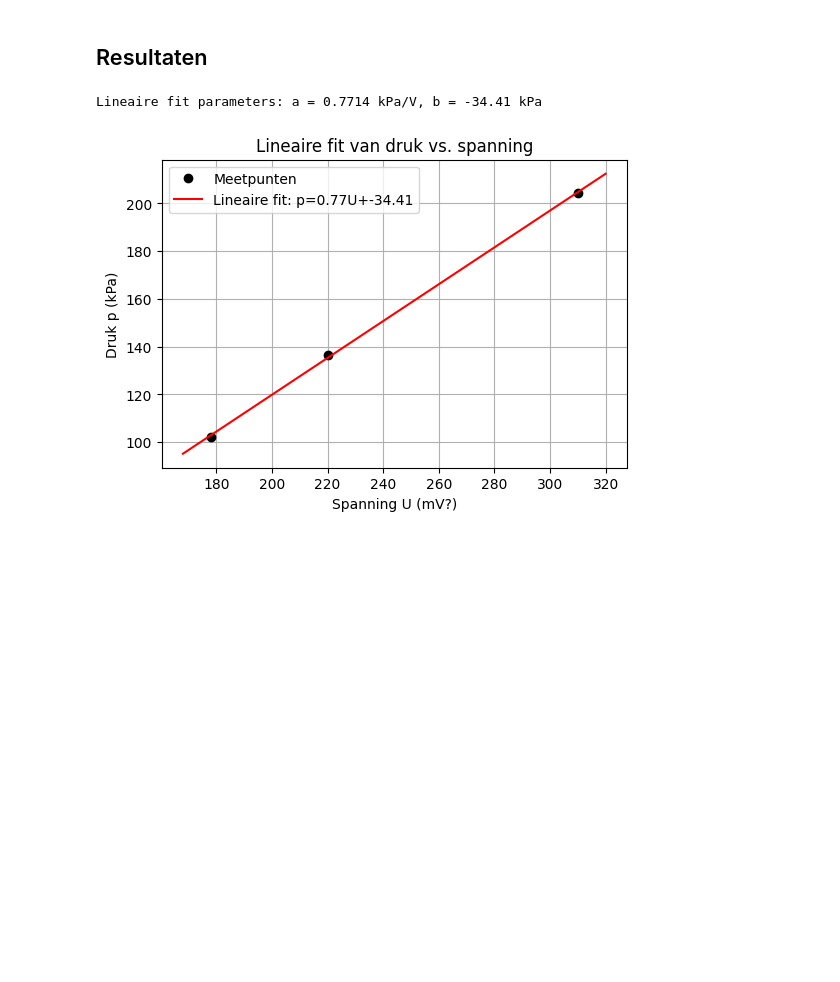
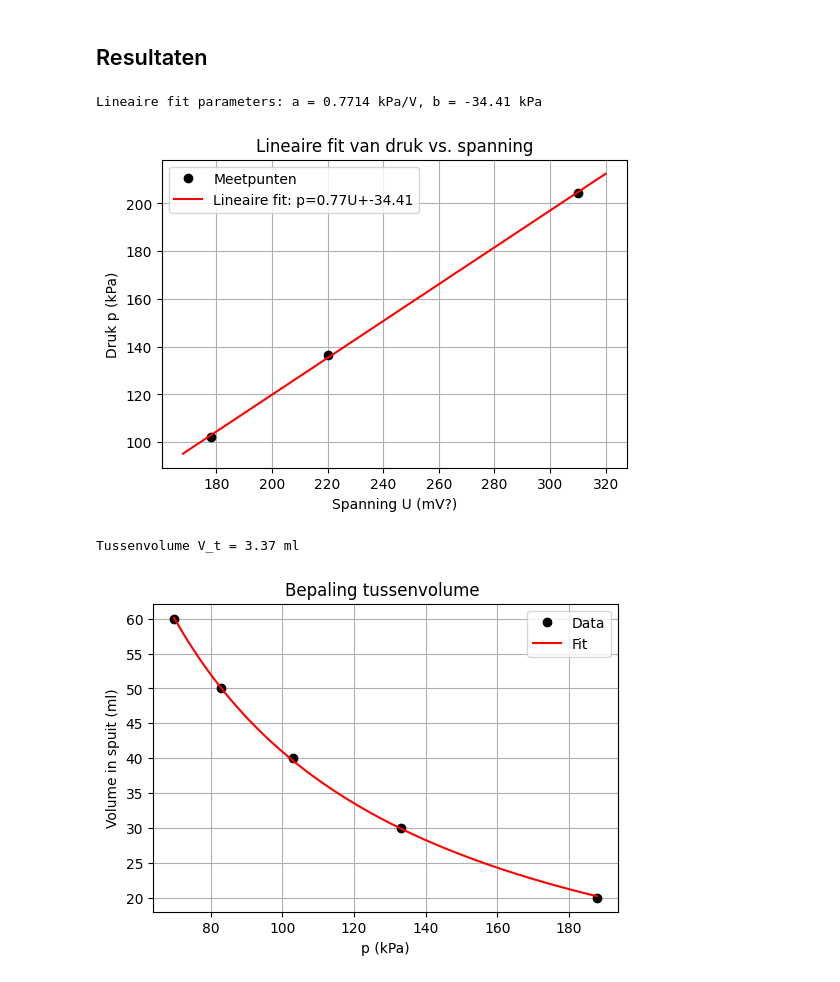
Before and after one commit to qsanson/Kwadraat, a Jupyter notebook: Content/Labs/druksensorijken.ipynb, the cells around one changed output. Drawn from its saved outputs; the diff is of its cells as text; code cells hidden in the pictures; blank space fills up the shorter version.

```diff
--- a/Content/Labs/druksensorijken.ipynb
+++ b/Content/Labs/druksensorijken.ipynb
@@ -88,30 +88,61 @@ from scipy.optimize import curve_fit
 # Lineaire functie
 def lin_func(U, a, b):
     return a * U + b
 
 # Curve fit
 variables, covariance = curve_fit(lin_func, U, p)
 a, b = variables
 print(f"Lineaire fit parameters: a = {a:.4f} kPa/V, b = {b:.2f} kPa")
 
 # Plot
 plt.figure(figsize=(6,4))
 plt.plot(U, p, 'ko', label='Meetpunten')
 U_fit = np.linspace(min(U)-10, max(U)+10, 100)
 plt.plot(U_fit, lin_func(U_fit, *variables), 'r-', label=f'Lineaire fit: p={a:.2f}U+{b:.2f}')
 plt.xlabel('Spanning U (mV?)')
 plt.ylabel('Druk p (kPa)')
 plt.title('Lineaire fit van druk vs. spanning')
 plt.grid(True)
 plt.legend()
 plt.show()
 
+#uit de lineaire fit lijkt te komen dat het verband inderdaad lineair is
+
 
 
 # deel 2
 # beginvolume is 40 ml
 V = np.array([40, 30, 20, 50, 60 ])
 U = np.array([178, 217, 288, 152, 135])
+
+# Bereken druk
+p = a * U + b   # kPa
+
+# Model: V = C/p - Vt
+def model(p, C, Vt):
+    return C / p - Vt
+
+# Curve fit
+variables, covariance = curve_fit(model, p, V)
+C_fit, Vt_fit = variables
+
+print(f"Tussenvolume V_t = {Vt_fit:.2f} ml")
+
+# Plot
+p_grid = np.linspace(min(p), max(p), 200)
+V_fit = model(p_grid, *variables)
+
+plt.figure(figsize=(6,4))
+plt.plot(p, V, "ko", label="Data")
+plt.plot(p_grid, V_fit, "r-", label="Fit")
+plt.xlabel("p (kPa)")
+plt.ylabel("Volume in spuit (ml)")
+plt.title("Bepaling tussenvolume ")
+plt.legend()
+plt.grid(True)
+plt.show()
 # %% [output]
 Lineaire fit parameters: a = 0.7714 kPa/V, b = -34.41 kPa
 [figure]
+Tussenvolume V_t = 3.37 ml
+[figure, added]
```
